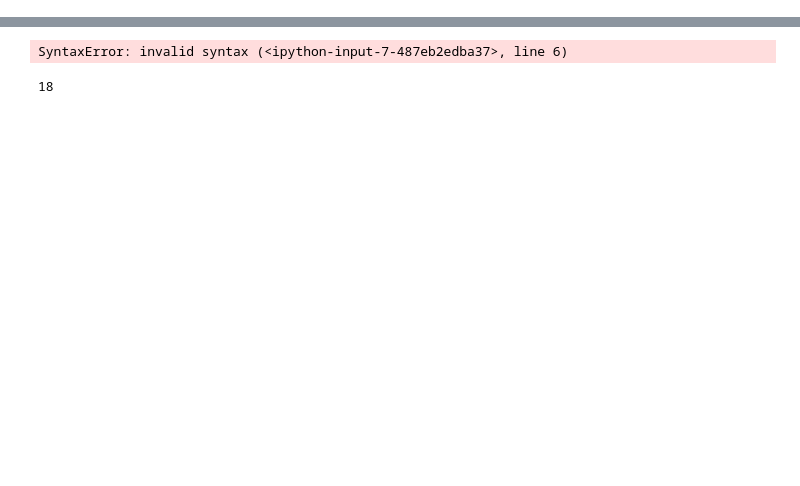
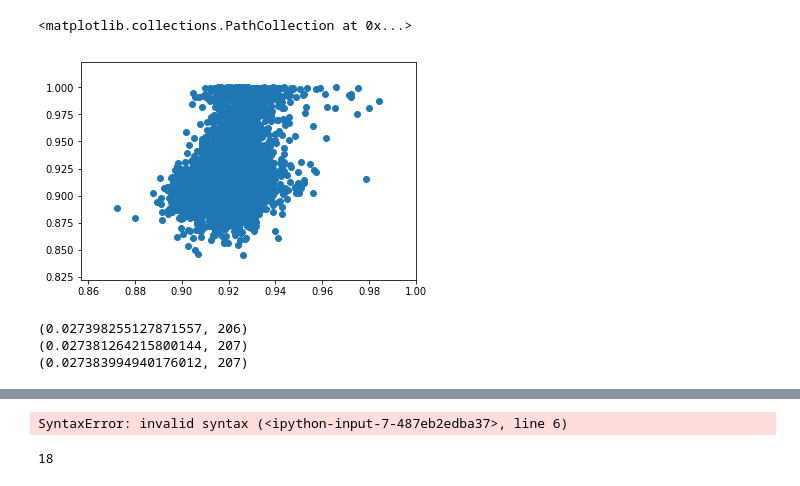
Before and after one commit to emilyjia/cs181-s19-practicals, a Jupyter notebook: P1/ridge.ipynb, the cells around one changed output, grey strips where cells are left out. Saved outputs shown, nothing was run; the diff lists cells and outputs as text; code cells hidden in the pictures; blank space fills up the shorter version.

```diff
--- a/P1/ridge.ipynb
+++ b/P1/ridge.ipynb
@@ -30,5 +53,8 @@ def scoreRMSE(predictor, X, true_y):
 # %%
+# ridge regression
 rr = Ridge(alpha = 0.01)
 rr.fit(X_train, y_train)
 print "TRAINING RMSE:", scoreRMSE(rr, X_train, y_train)
+prediction = rr.predict(X_train)
+plt.scatter(prediction, y_train)
 # %% [output]
@@ -35,0 +62,10 @@ SyntaxError: invalid syntax (<ipython-input-5-91e417ffb4f6>, line 3)
+<matplotlib.collections.PathCollection at 0x...>
+[figure, added]
+# %%
+print kfold(5, Ridge(alpha = 10**0.25), train)
+print kfold(10, Ridge(alpha = 10**0.25), train)
+print kfold(15, Ridge(alpha = 10**0.25), train)
+# %% [output]
+(0.027398255127871557, 206)
+(0.027381264215800144, 207)
+(0.027383994940176012, 207)
```
Also changed, not shown: parts of 11 cells of this notebook, 11 other files.
